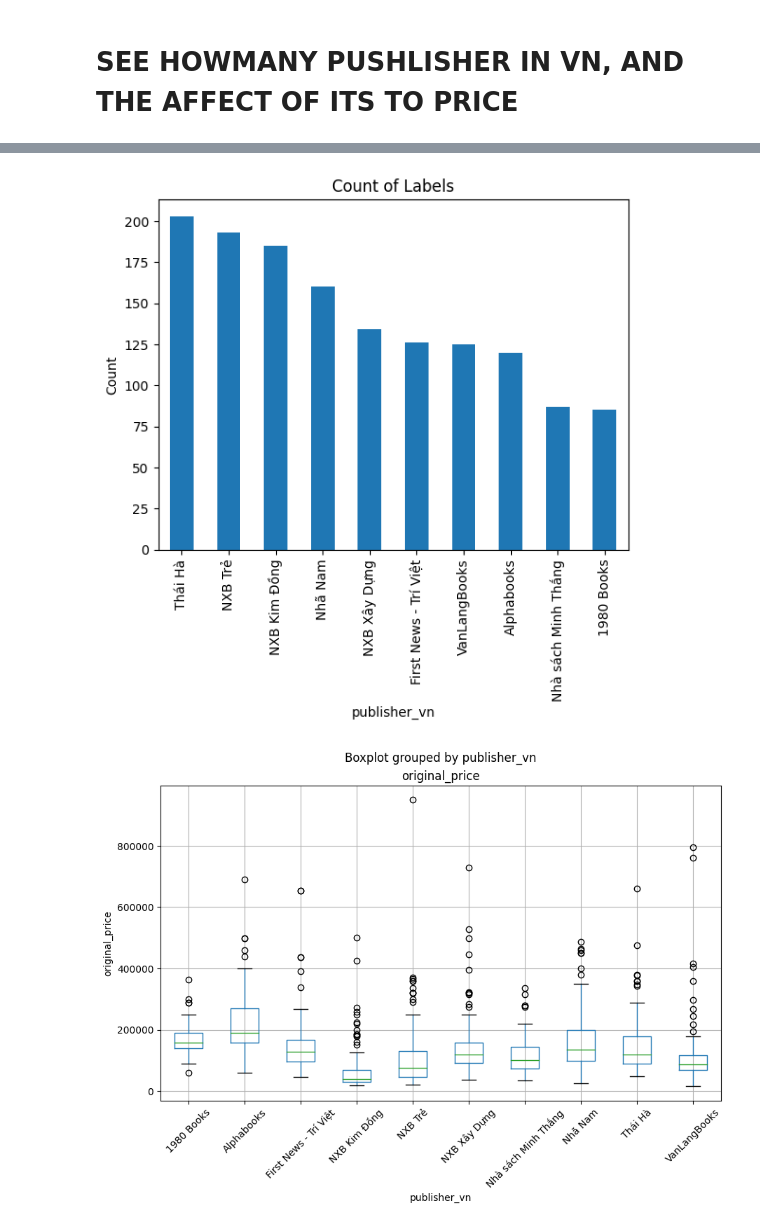
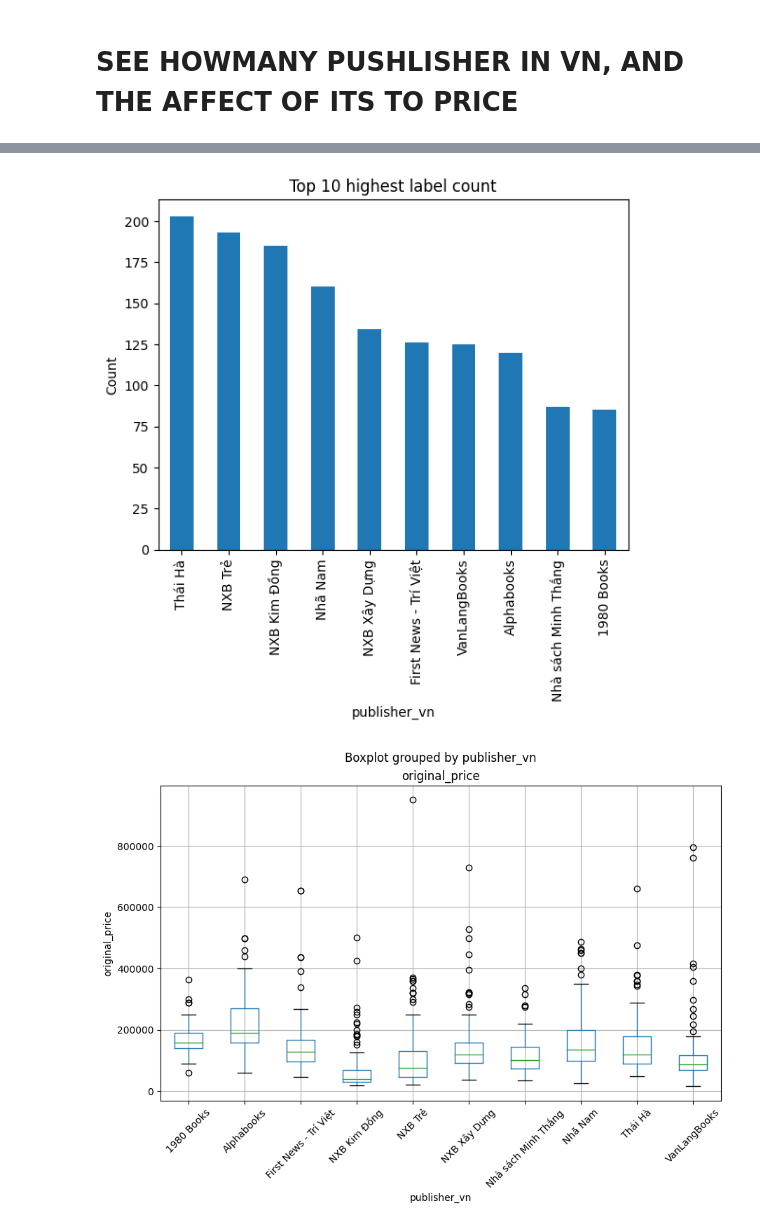
Before and after one commit to daovanhieu23800/interview_project, a Jupyter notebook: EDA_for_price_pred.ipynb, the cells around one changed output, grey strips where cells are left out. Saved outputs shown, nothing was run; the diff lists cells and outputs as text; code cells hidden in the pictures.

```diff
--- a/predict_price.ipynb
+++ b/EDA_for_price_pred.ipynb
@@ -39,18 +55,17 @@ plt.show()
 # %%
 label_counts = book_df['publisher_vn'].value_counts()
-
 # Create a bar plot of label counts
 label_counts[:10].plot.bar()
 
 # Add labels and title
 plt.xlabel('publisher_vn')
 plt.ylabel('Count')
-plt.title('Count of Labels')
+plt.title('Top 10 highest label count')
 
 # Display the plot
 plt.show()
 # %% [output]
-[figure, old version]
+[figure, new version]
 # %%
 label_counts = book_df['publisher_vn'].value_counts()
 
```
Also changed, not shown: parts of 8 cells of this notebook.
